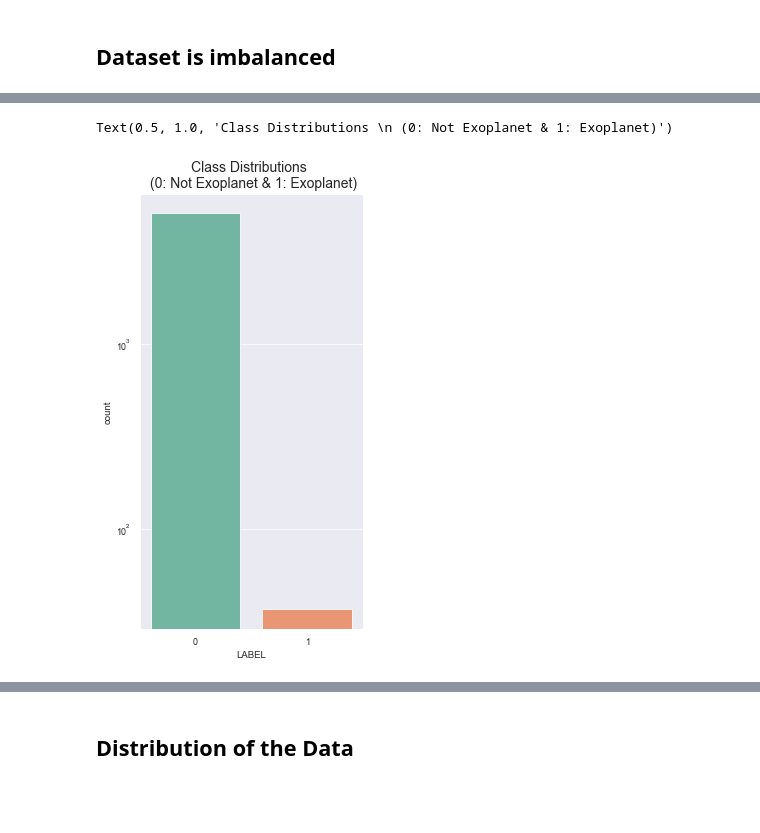
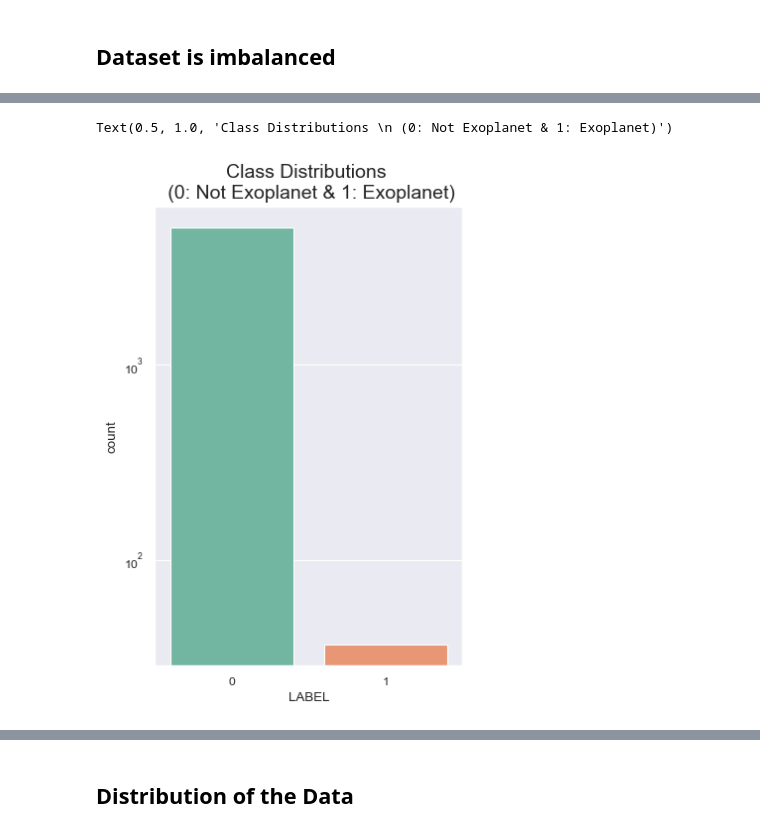
Before and after one commit to NicoGalvarino/Exoplanet-exploration, a Jupyter notebook: exoplanet_ANN.ipynb, the cells around one changed output, grey strips where cells are left out. Cells and saved outputs as stored; diff of their text form; code cells hidden in the pictures; blank space fills up the shorter version.

```diff
--- a/exoplanet_ANN.ipynb
+++ b/exoplanet_ANN.ipynb
@@ -176,14 +184,14 @@ Counter({1: 37, 0: 5050})
 # %%
-plt.figure(figsize=(4,8))
+plt.figure(figsize=(4,6))
 colors = ["0", "1"]
-sns.countplot('LABEL', data=train_data, palette = "Set2")
+sns.countplot(x=train_data['LABEL'], palette="Set2")
 
 plt.yscale('log')
 
 plt.title('Class Distributions \n (0: Not Exoplanet & 1: Exoplanet)', fontsize=14)
 # %% [output]
 Text(0.5, 1.0, 'Class Distributions \n (0: Not Exoplanet & 1: Exoplanet)')
-[figure, old version]
+[figure, new version]
 # %%
 Counter(test_data['LABEL'])
 # %% [output]
```
Also changed, not shown: parts of 23 cells of this notebook.
